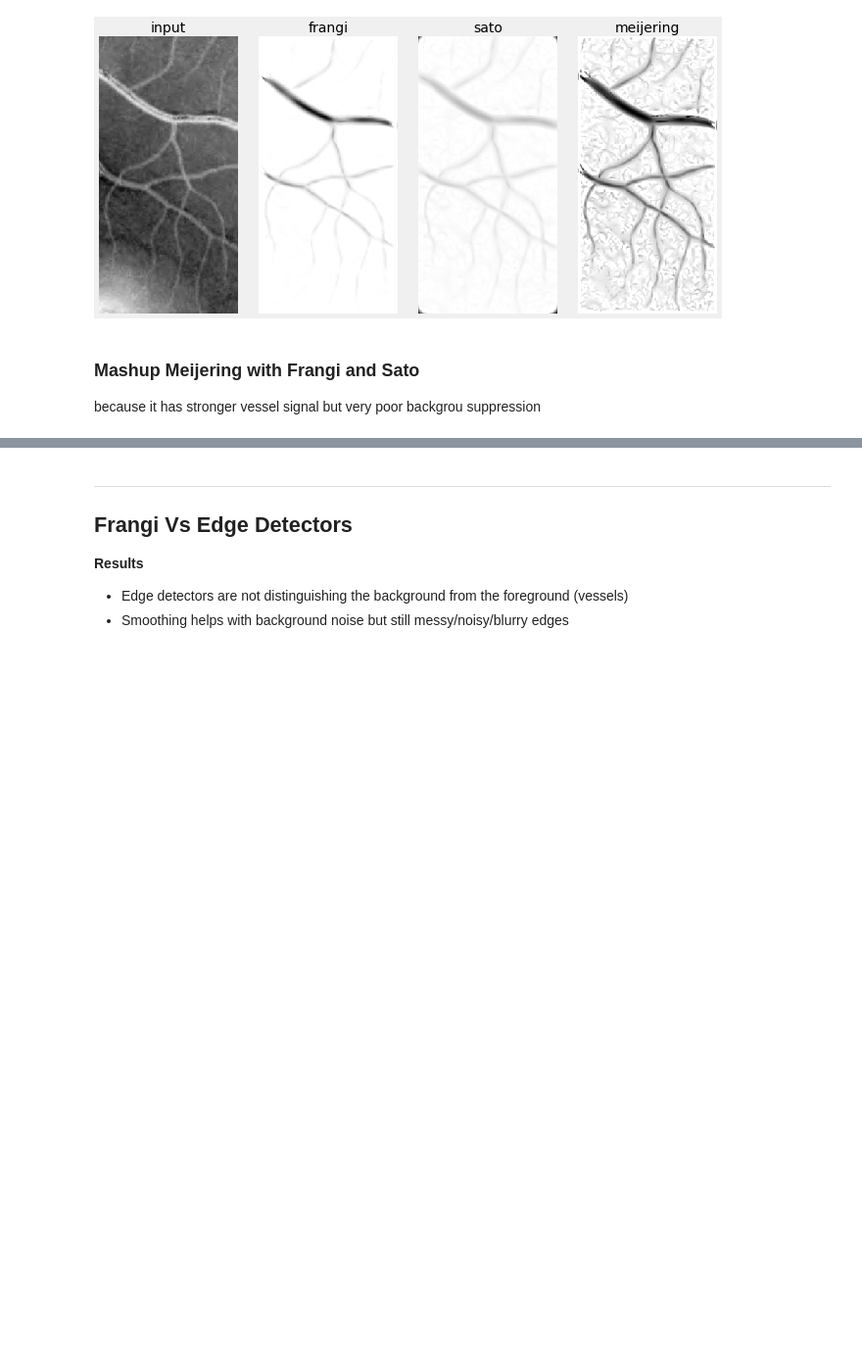
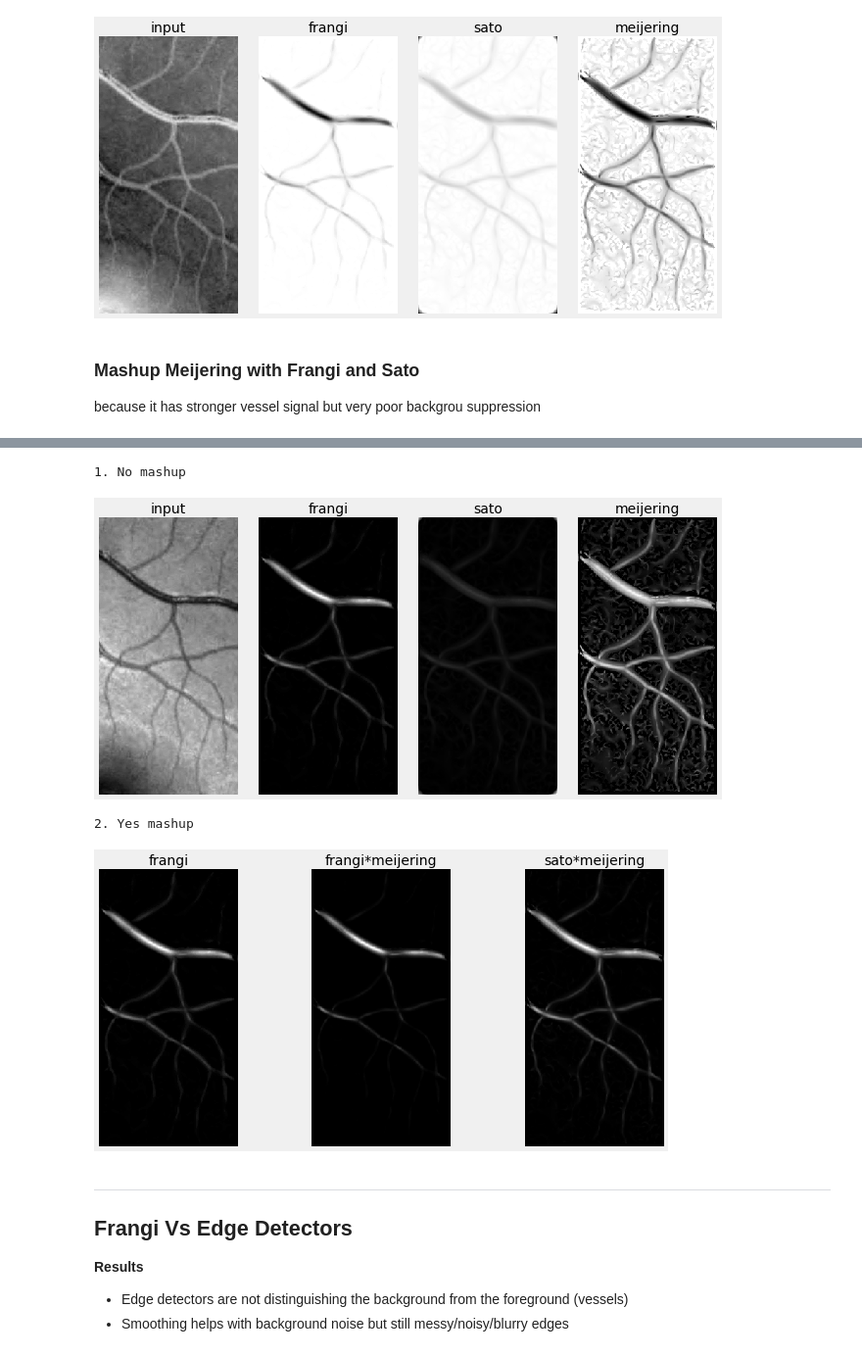
Before and after one commit to bilha-analytics/school, a Jupyter notebook: notebooks/dsp_image/paper/002_frangi_comparison_report.ipynb, the cells around one changed output, grey strips where cells are left out. Shown at 98% size. Cells and saved outputs as stored; diff of their text form; code cells hidden in the pictures; blank space fills up the shorter version.

```diff
--- a/notebooks/dsp_image/paper/002_frangi_comparison_report.ipynb
+++ b/notebooks/dsp_image/paper/002_frangi_comparison_report.ipynb
@@ -122,3 +127,21 @@ MSE: (meijering - sato)         0.0001
+# %%
+src = img.gray_float_array
+tz =['input','frangi', 'sato', 'meijering']
+print("1. No mashup")
+outsiez = [ src*x for x in origi_ridgez]
+show_image_list(outsiez, titlez=tz, nc=len(outsiez))
+plt.clf();
+
+print("2. Yes mashup")
+tz =['frangi','frangi*meijering', 'sato*meijering', ]
+outsiez = [ src*x for x in mashup_ridgez]
+show_image_list(outsiez, titlez=tz, nc=len(outsiez))
+plt.show();
+# %% [output]
+1. No mashup
+[figure, added]
+2. Yes mashup
+[figure, added]
 # %% [markdown]
 ----
 ## Frangi Vs Edge Detectors
```
Also changed, not shown: parts of 11 cells of this notebook, 4 other files.
